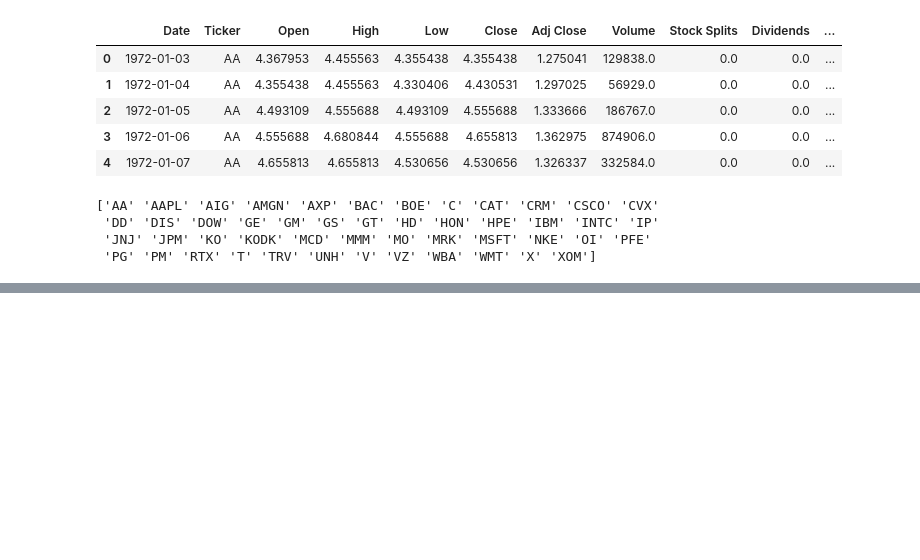
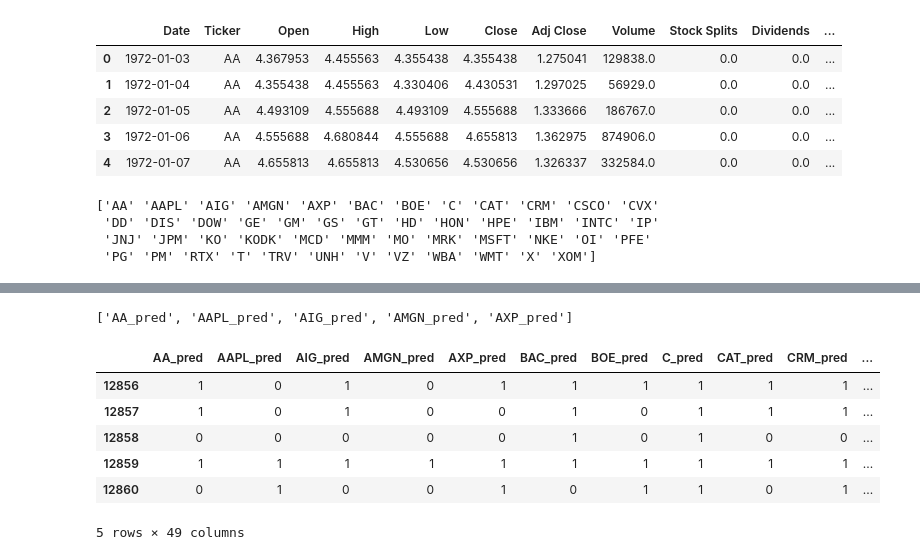
Before and after one commit to zdravoj/stock-bot, a Jupyter notebook: trading_sandbox.ipynb, the cells around one changed output, grey strips where cells are left out. Drawn from its saved outputs; the diff is of its cells as text; code cells hidden in the pictures; blank space fills up the shorter version.

```diff
--- a/trading_sandbox.ipynb
+++ b/trading_sandbox.ipynb
@@ -602,0 +612,2 @@ Name: Percentage Change, dtype: float64
+# %%
+djia_pct = pd.read_csv('DJIA_pct_change.csv', index_col= 'Index')
@@ -602,0 +621,5 @@ Name: Percentage Change, dtype: float64
+# %%
+ticker_prediction_names = [ticker + "_pred" for ticker in unique_tickers]
+print(ticker_prediction_names[:5])
+# %% [output]
+['AA_pred', 'AAPL_pred', 'AIG_pred', 'AMGN_pred', 'AXP_pred']
@@ -602,0 +635,10 @@ Name: Percentage Change, dtype: float64
+# %%
+prediction_data.tail()
+# %% [output]
+|  | AA_pred | AAPL_pred | AIG_pred | AMGN_pred | AXP_pred | BAC_pred | BOE_pred | C_pred | CAT_pred | CRM_pred | ... |
+| 12856 | 1 | 0 | 1 | 0 | 1 | 1 | 1 | 1 | 1 | 1 | ... |
+| 12857 | 1 | 0 | 1 | 0 | 0 | 1 | 0 | 1 | 1 | 1 | ... |
+| 12858 | 0 | 0 | 0 | 0 | 0 | 1 | 0 | 1 | 0 | 0 | ... |
+| 12859 | 1 | 1 | 1 | 1 | 1 | 1 | 1 | 1 | 1 | 1 | ... |
+| 12860 | 0 | 1 | 0 | 0 | 1 | 0 | 1 | 1 | 0 | 1 | ... |
+5 rows × 49 columns
```
Also changed, not shown: parts of 16 cells of this notebook.
